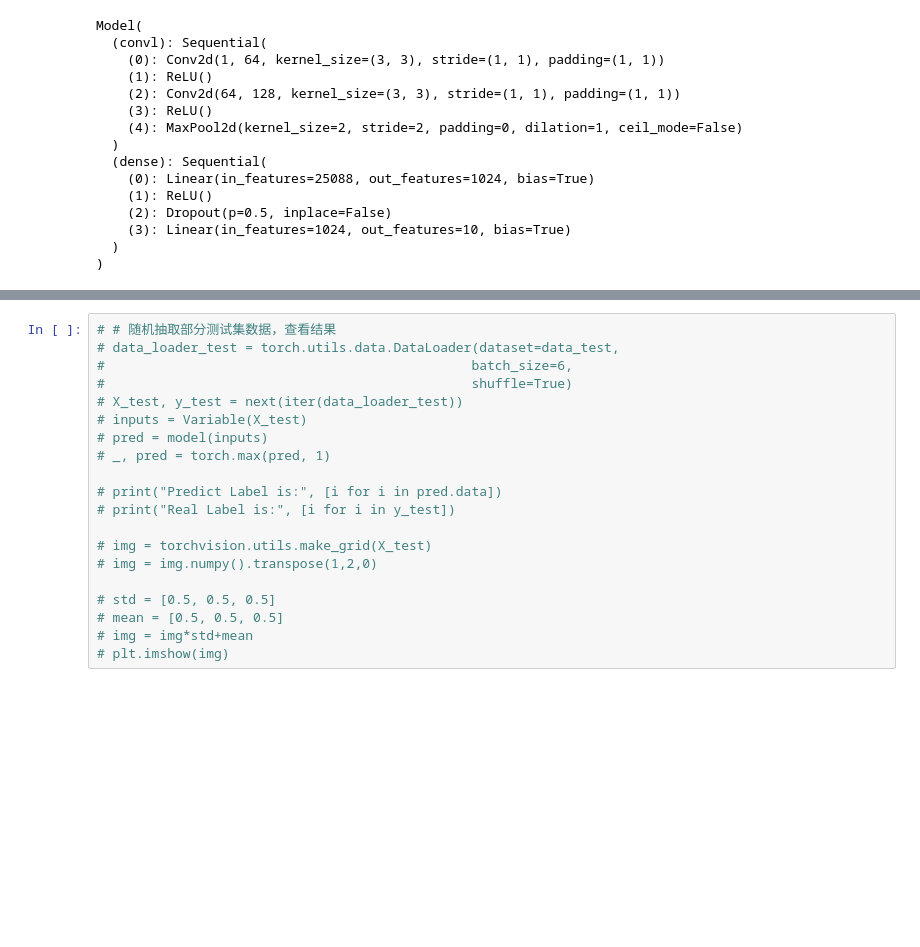
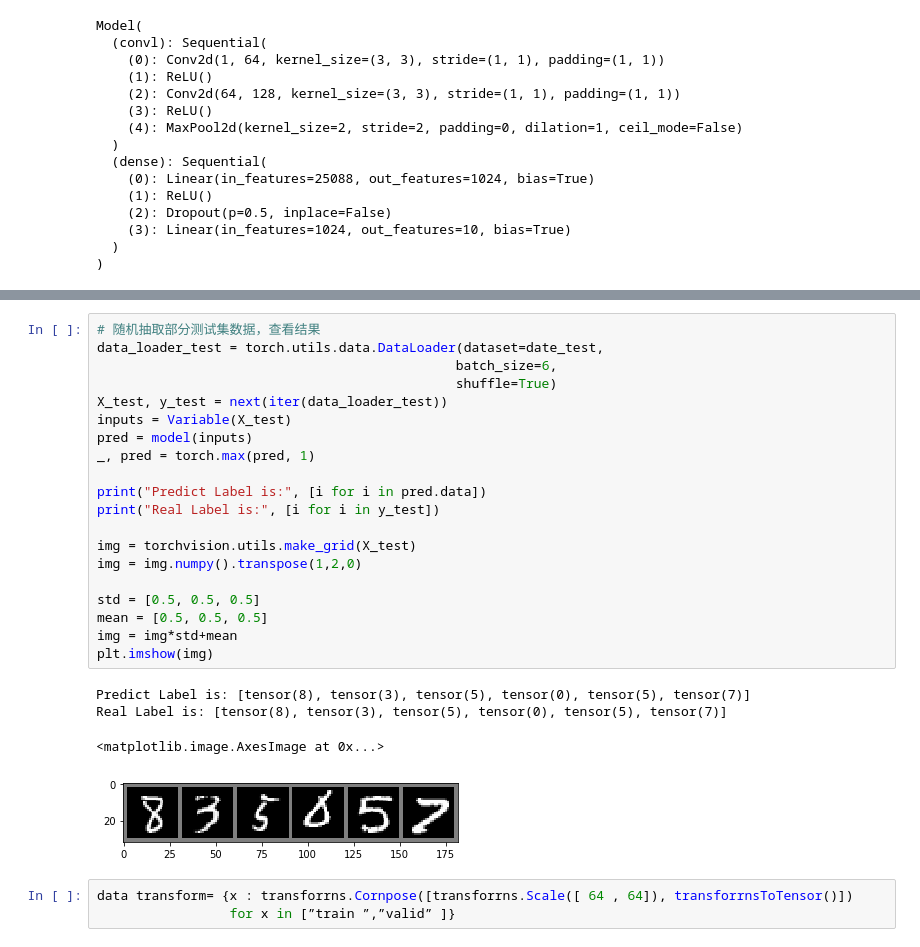
Before and after one commit to susu25/ml_codes2, a Jupyter notebook: torch_test.ipynb, the cells around one changed output, grey strips where cells are left out. Cells and saved outputs as stored; diff of their text form; blank space fills up the shorter version.

```diff
--- a/torch_test.ipynb
+++ b/torch_test.ipynb
@@ -502,20 +511,28 @@ KeyboardInterrupt:
 # %%
-# # 随机抽取部分测试集数据，查看结果
-# data_loader_test = torch.utils.data.DataLoader(dataset=data_test,
-#                                               batch_size=6,
-#                                               shuffle=True)
-# X_test, y_test = next(iter(data_loader_test))
-# inputs = Variable(X_test)
-# pred = model(inputs)
-# _, pred = torch.max(pred, 1)
+# 随机抽取部分测试集数据，查看结果
+data_loader_test = torch.utils.data.DataLoader(dataset=date_test,
+                                              batch_size=6,
+                                              shuffle=True)
+X_test, y_test = next(iter(data_loader_test))
+inputs = Variable(X_test)
+pred = model(inputs)
+_, pred = torch.max(pred, 1)
 
-# print("Predict Label is:", [i for i in pred.data])
-# print("Real Label is:", [i for i in y_test])
+print("Predict Label is:", [i for i in pred.data])
+print("Real Label is:", [i for i in y_test])
 
-# img = torchvision.utils.make_grid(X_test)
-# img = img.numpy().transpose(1,2,0)
+img = torchvision.utils.make_grid(X_test)
+img = img.numpy().transpose(1,2,0)
 
-# std = [0.5, 0.5, 0.5]
-# mean = [0.5, 0.5, 0.5]
-# img = img*std+mean
-# plt.imshow(img)
+std = [0.5, 0.5, 0.5]
+mean = [0.5, 0.5, 0.5]
+img = img*std+mean
+plt.imshow(img)
+# %% [output]
+Predict Label is: [tensor(8), tensor(3), tensor(5), tensor(0), tensor(5), tensor(7)]
+Real Label is: [tensor(8), tensor(3), tensor(5), tensor(0), tensor(5), tensor(7)]
+<matplotlib.image.AxesImage at 0x...>
+[figure, added]
+# %%
+data transform= {x : transforrns.Cornpose([transforrns.Scale([ 64 , 64]), transforrnsToTensor()])
+                 for x in [”train ”,”valid” ]}
```
Also changed, not shown: parts of 2 cells of this notebook, 1 other file.
